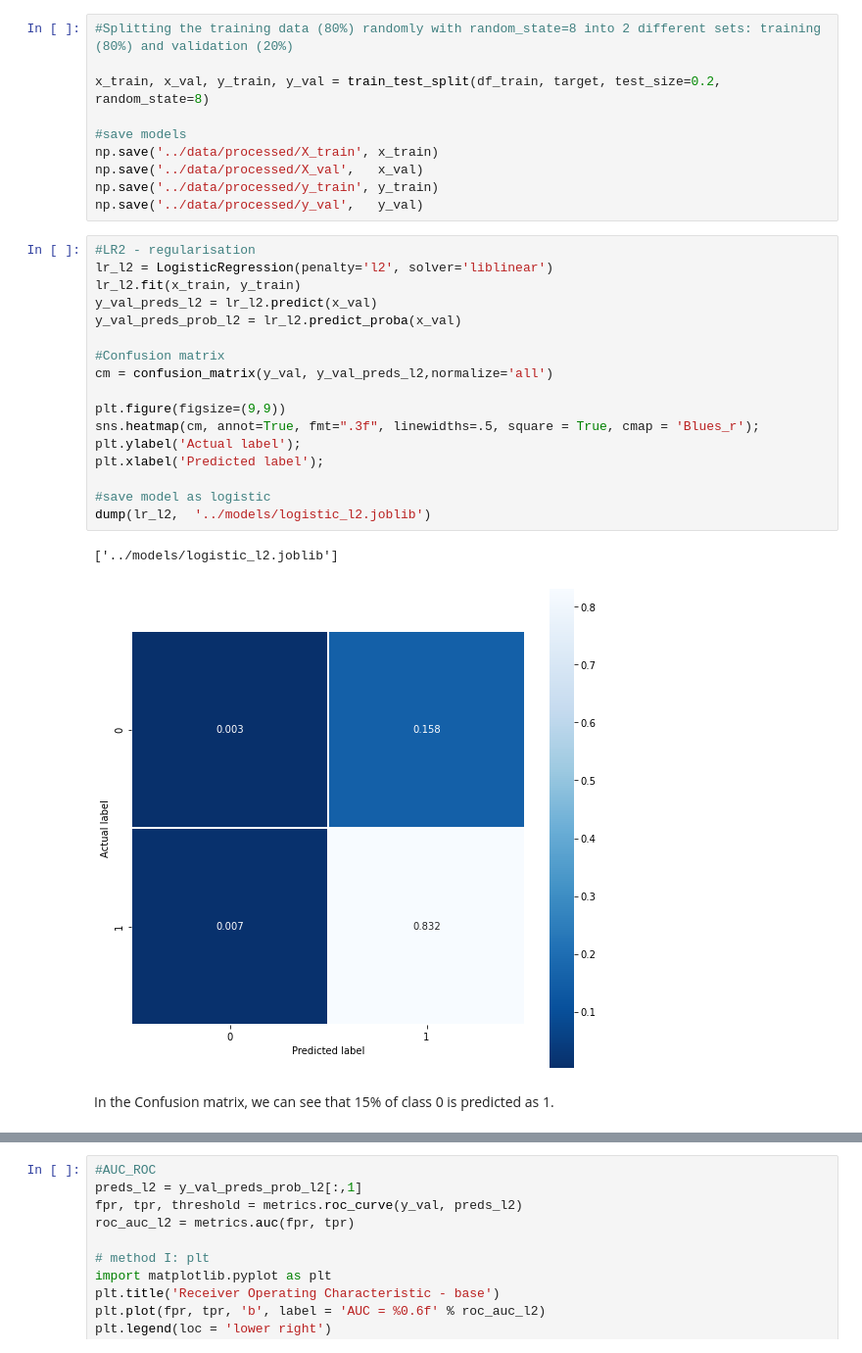
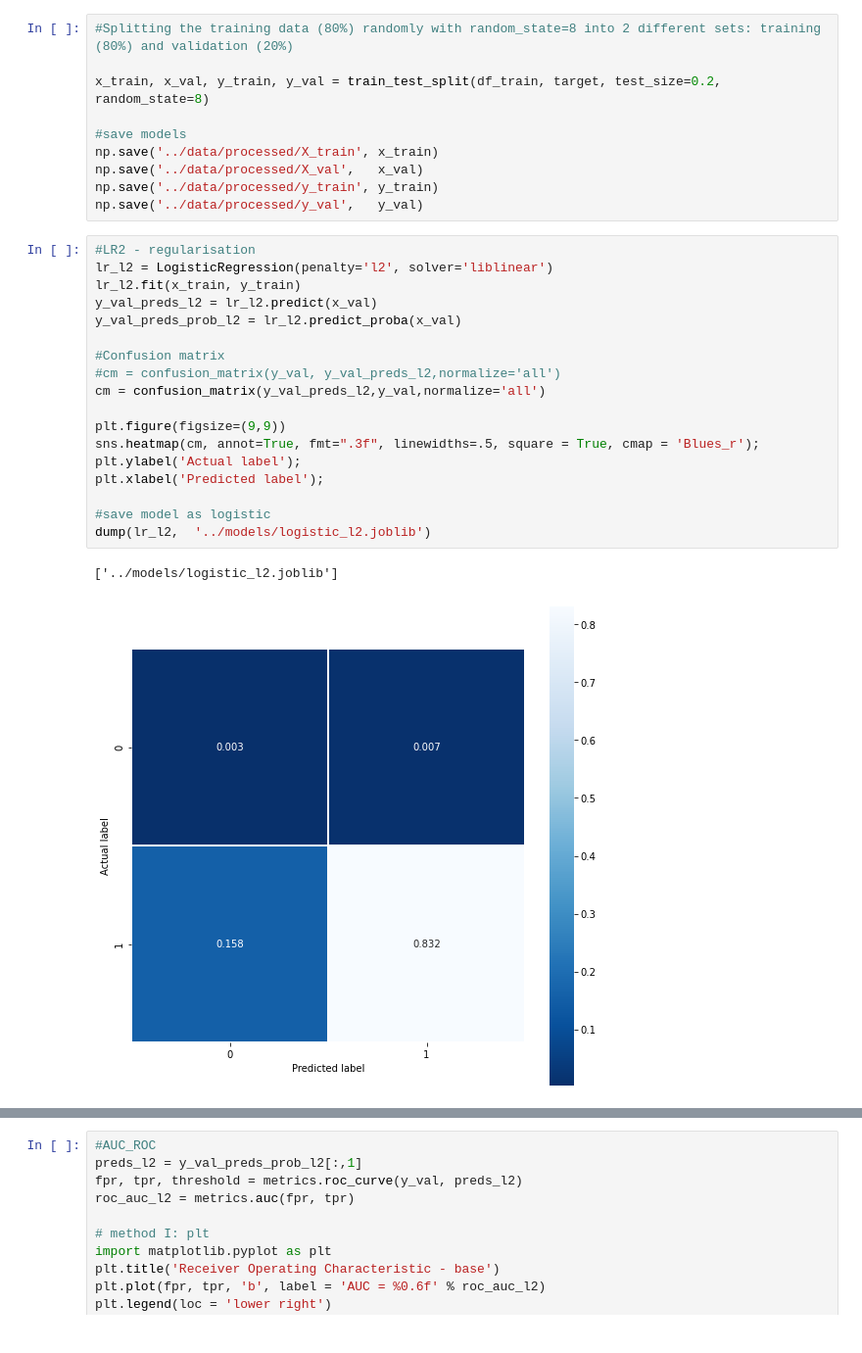
Before and after one commit to pri-mdsi/NBACareerPrediction, a Jupyter notebook: notebooks/PriyaRamakrishnan_week2Exp2_NBACareerPrediction.ipynb, the cells around one changed output, grey strips where cells are left out. Shown: that part at 98% size. Cells and saved outputs as stored; diff of their text form.

```diff
--- a/notebooks/PriyaRamakrishnan_week2Exp2_NBACareerPrediction.ipynb
+++ b/notebooks/PriyaRamakrishnan_week2Exp2_NBACareerPrediction.ipynb
@@ -106,22 +107,21 @@ np.save('../data/processed/y_val',   y_val)
 # %%
 #LR2 - regularisation
 lr_l2 = LogisticRegression(penalty='l2', solver='liblinear')
 lr_l2.fit(x_train, y_train)
 y_val_preds_l2 = lr_l2.predict(x_val)
 y_val_preds_prob_l2 = lr_l2.predict_proba(x_val)
 
 #Confusion matrix
-cm = confusion_matrix(y_val, y_val_preds_l2,normalize='all')
+#cm = confusion_matrix(y_val, y_val_preds_l2,normalize='all')
+cm = confusion_matrix(y_val_preds_l2,y_val,normalize='all')
 
 plt.figure(figsize=(9,9))
 sns.heatmap(cm, annot=True, fmt=".3f", linewidths=.5, square = True, cmap = 'Blues_r');
 plt.ylabel('Actual label');
 plt.xlabel('Predicted label');
 
 #save model as logistic
 dump(lr_l2,  '../models/logistic_l2.joblib')
 # %% [output]
 ['../models/logistic_l2.joblib']
-[figure, old version]
+[figure, new version]
-# %% [markdown]
-In the Confusion matrix, we can see that 15% of class 0 is predicted as 1.
```
Also changed, not shown: parts of 4 cells of this notebook, 1 other file.
